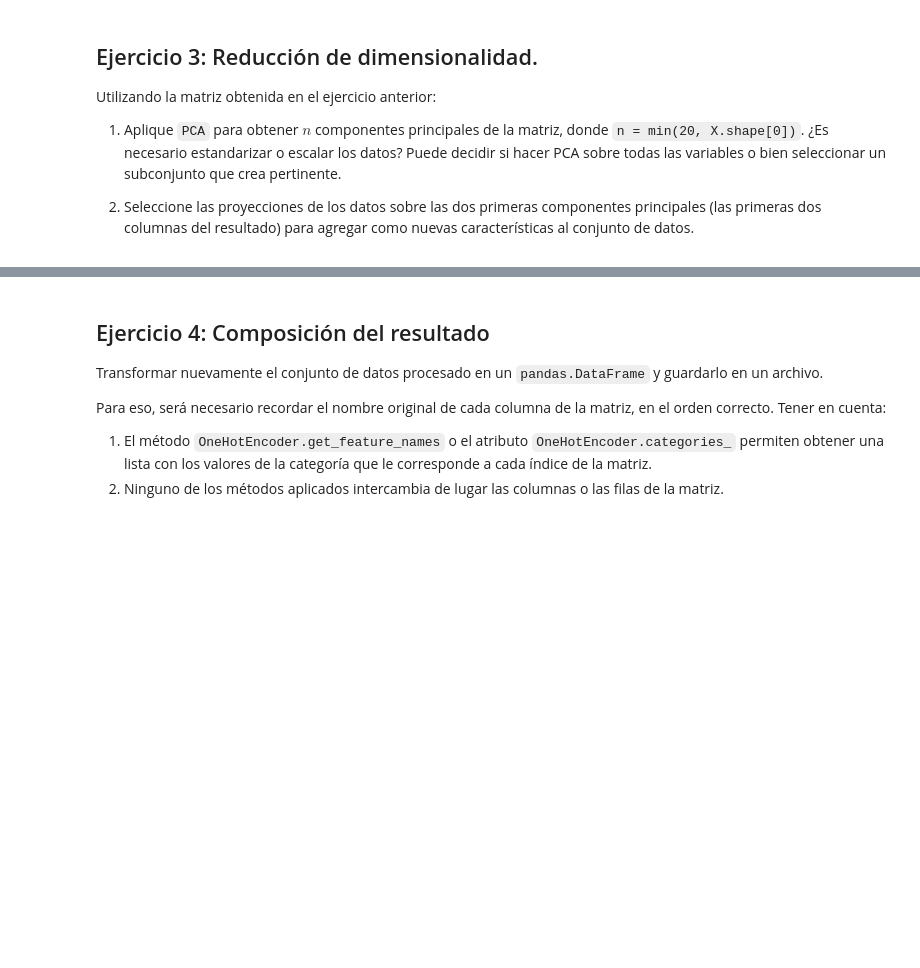
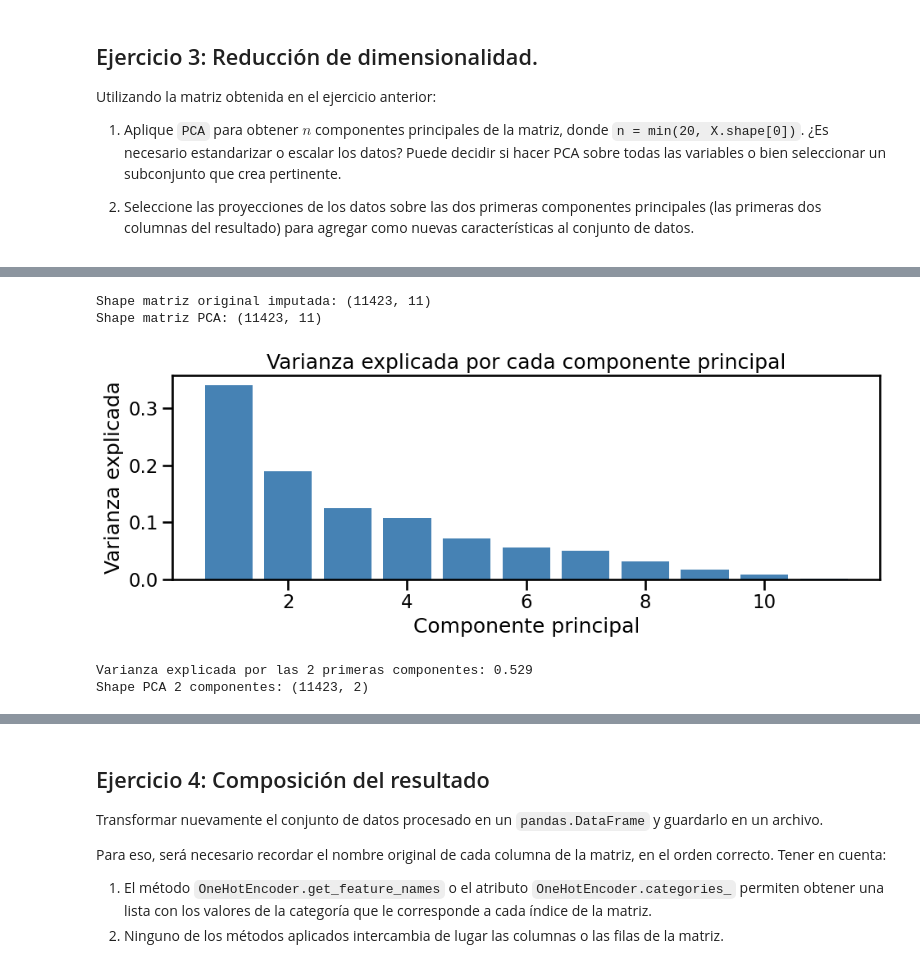
Before and after one commit to sgruyzcki/DiploDatos2026, a Jupyter notebook: Análisis Exploratorio y Curación de Datos/parte 1/ECD_2026_Entregable_Parte_1_grupo_3.ipynb, the cells around one changed output, grey strips where cells are left out. Cells and saved outputs as stored; diff of their text form; code cells hidden in the pictures; blank space fills up the shorter version.

```diff
--- a/Análisis Exploratorio y Curación de Datos/parte 1/ECD_2026_Entregable_Parte_1_grupo_3.ipynb
+++ b/Análisis Exploratorio y Curación de Datos/parte 1/ECD_2026_Entregable_Parte_1_grupo_3.ipynb
@@ -816,16 +812,45 @@ print(matrix_pca.shape)
+# %%
+from sklearn.decomposition import PCA
+import matplotlib.pyplot as plt
+
+# Aplicamos PCA
+n_components = min(20, X_imputed.shape[0], X_imputed.shape[1])
+
+pca = PCA(n_components=n_components)
+
+X_pca = pca.fit_transform(X_imputed)
+
+print("Shape matriz original imputada:", X_imputed.shape)
+print("Shape matriz PCA:", X_pca.shape)
+# %% [output]
+Shape matriz original imputada: (11423, 11)
+Shape matriz PCA: (11423, 11)
 # %%
-# Varianza explicada por cada componente
+# Varianza explicada
 plt.figure(figsize=(10, 4))
-plt.bar(range(1, n_comp + 1), pca.explained_variance_ratio_, color='steelblue')
+
+plt.bar(
+    range(1, n_components + 1),
+    pca.explained_variance_ratio_,
+    color='steelblue'
+)
+
 plt.xlabel('Componente principal')
 plt.ylabel('Varianza explicada')
 plt.title('Varianza explicada por cada componente principal')
 plt.tight_layout()
 plt.show()
 
-print("Varianza explicada por las 2 primeras componentes:",
-      pca.explained_variance_ratio_[:2].sum().round(3))
+print(
+    "Varianza explicada por las 2 primeras componentes:",
+    round(pca.explained_variance_ratio_[:2].sum(), 3)
+)
 
-# Tomamos las 2 primeras componentes para agregar como nuevas features
-matrix_pca_2 = matrix_pca[:, :2]
-print("Shape PCA (2 componentes):", matrix_pca_2.shape)
+# Selección de las dos primeras componentes
+X_pca_2 = X_pca[:, :2]
+
+print("Shape PCA 2 componentes:", X_pca_2.shape)
+# %% [output]
+[figure, added]
+Varianza explicada por las 2 primeras componentes: 0.529
+Shape PCA 2 componentes: (11423, 2)
```
Also changed, not shown: parts of 6 cells of this notebook.
